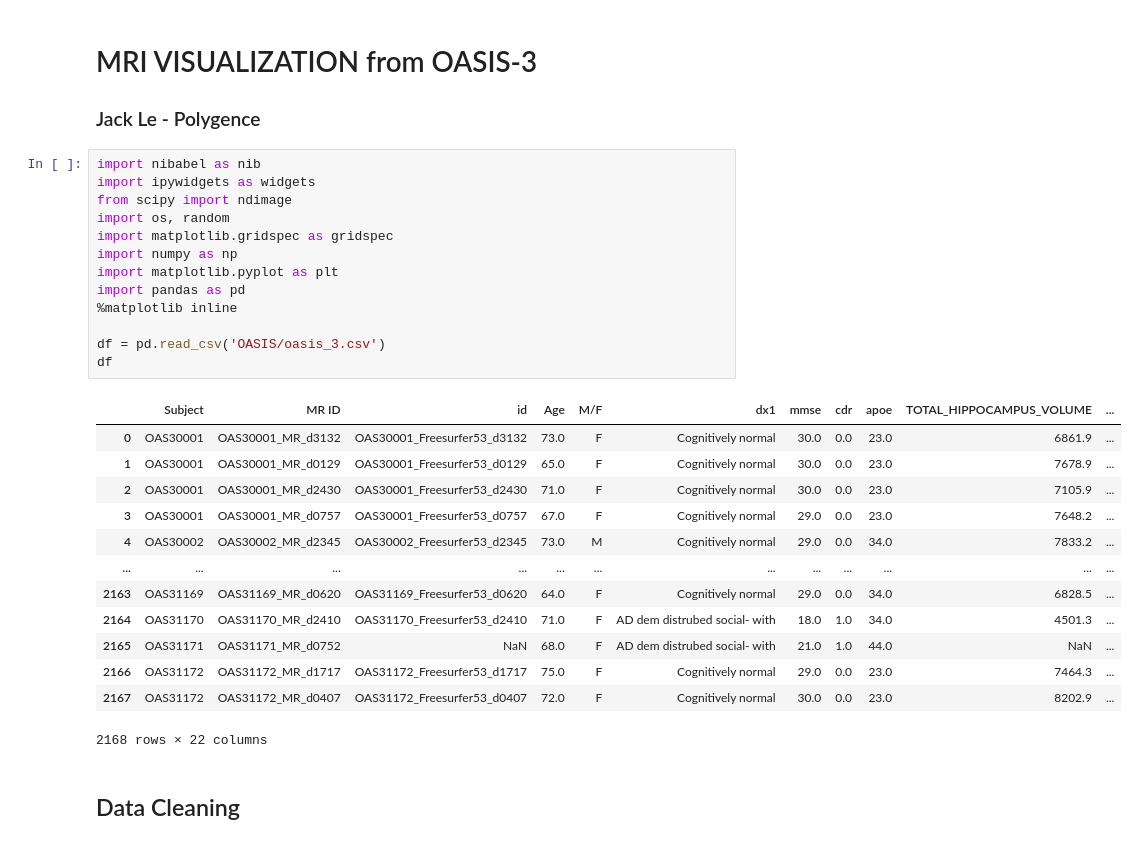
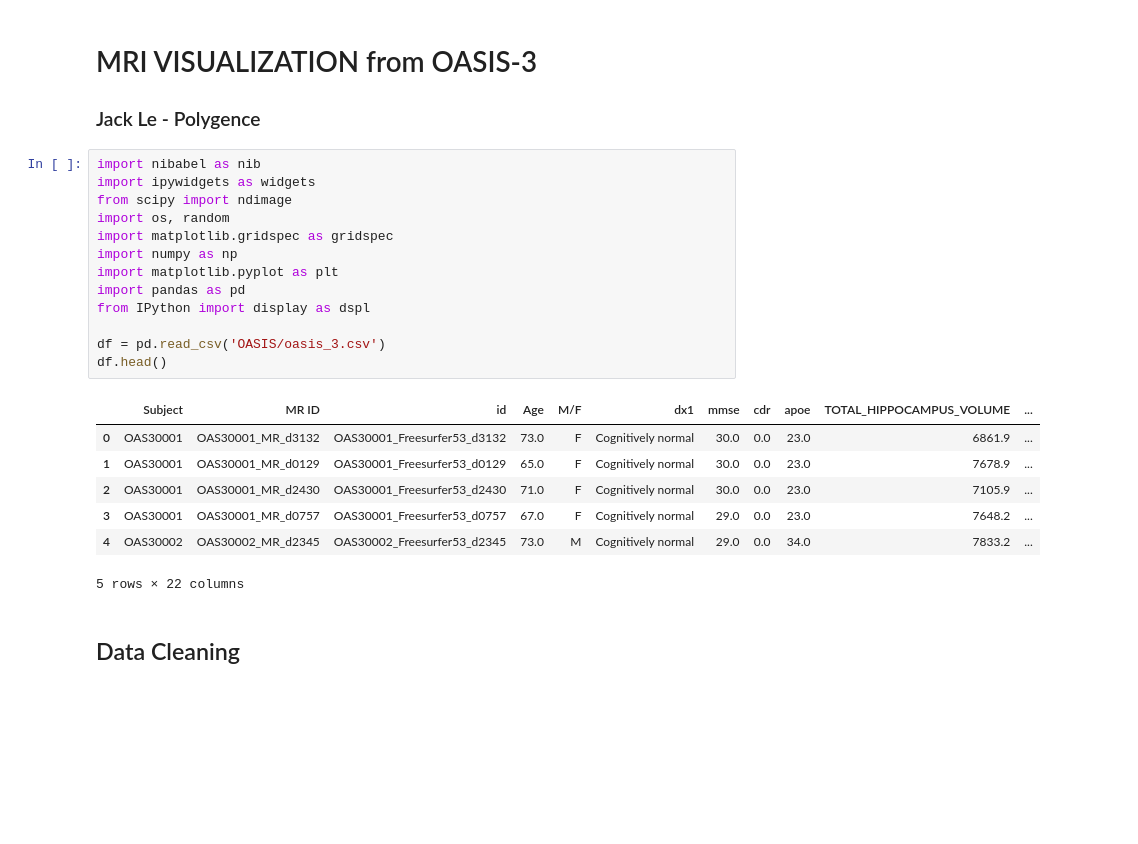
Before and after one commit to jakl3/Polygence, a Jupyter notebook: Visualization/mri_visualization.ipynb, the cells around one changed output. Cells and saved outputs as stored; diff of their text form; blank space fills up the shorter version.

```diff
--- a/Visualization/mri_visualization.ipynb
+++ b/Visualization/mri_visualization.ipynb
@@ -4,30 +4,24 @@
 # %%
 import nibabel as nib
 import ipywidgets as widgets
 from scipy import ndimage
 import os, random
 import matplotlib.gridspec as gridspec
 import numpy as np
 import matplotlib.pyplot as plt
 import pandas as pd
-%matplotlib inline
+from IPython import display as dspl
 
 df = pd.read_csv('OASIS/oasis_3.csv')
-df
+df.head()
 # %% [output]
 |  | Subject | MR ID | id | Age | M/F | dx1 | mmse | cdr | apoe | TOTAL_HIPPOCAMPUS_VOLUME | ... |
 | 0 | OAS30001 | OAS30001_MR_d3132 | OAS30001_Freesurfer53_d3132 | 73.0 | F | Cognitively normal | 30.0 | 0.0 | 23.0 | 6861.9 | ... |
 | 1 | OAS30001 | OAS30001_MR_d0129 | OAS30001_Freesurfer53_d0129 | 65.0 | F | Cognitively normal | 30.0 | 0.0 | 23.0 | 7678.9 | ... |
 | 2 | OAS30001 | OAS30001_MR_d2430 | OAS30001_Freesurfer53_d2430 | 71.0 | F | Cognitively normal | 30.0 | 0.0 | 23.0 | 7105.9 | ... |
 | 3 | OAS30001 | OAS30001_MR_d0757 | OAS30001_Freesurfer53_d0757 | 67.0 | F | Cognitively normal | 29.0 | 0.0 | 23.0 | 7648.2 | ... |
 | 4 | OAS30002 | OAS30002_MR_d2345 | OAS30002_Freesurfer53_d2345 | 73.0 | M | Cognitively normal | 29.0 | 0.0 | 34.0 | 7833.2 | ... |
-| ... | ... | ... | ... | ... | ... | ... | ... | ... | ... | ... | ... |
-| 2163 | OAS31169 | OAS31169_MR_d0620 | OAS31169_Freesurfer53_d0620 | 64.0 | F | Cognitively normal | 29.0 | 0.0 | 34.0 | 6828.5 | ... |
-| 2164 | OAS31170 | OAS31170_MR_d2410 | OAS31170_Freesurfer53_d2410 | 71.0 | F | AD dem distrubed social- with | 18.0 | 1.0 | 34.0 | 4501.3 | ... |
-| 2165 | OAS31171 | OAS31171_MR_d0752 | NaN | 68.0 | F | AD dem distrubed social- with | 21.0 | 1.0 | 44.0 | NaN | ... |
-| 2166 | OAS31172 | OAS31172_MR_d1717 | OAS31172_Freesurfer53_d1717 | 75.0 | F | Cognitively normal | 29.0 | 0.0 | 23.0 | 7464.3 | ... |
-| 2167 | OAS31172 | OAS31172_MR_d0407 | OAS31172_Freesurfer53_d0407 | 72.0 | F | Cognitively normal | 30.0 | 0.0 | 23.0 | 8202.9 | ... |
-2168 rows × 22 columns
+5 rows × 22 columns
 # %% [markdown]
 ## Data Cleaning
 # %%
```
Also changed, not shown: parts of 12 cells of this notebook, 2 other files.
